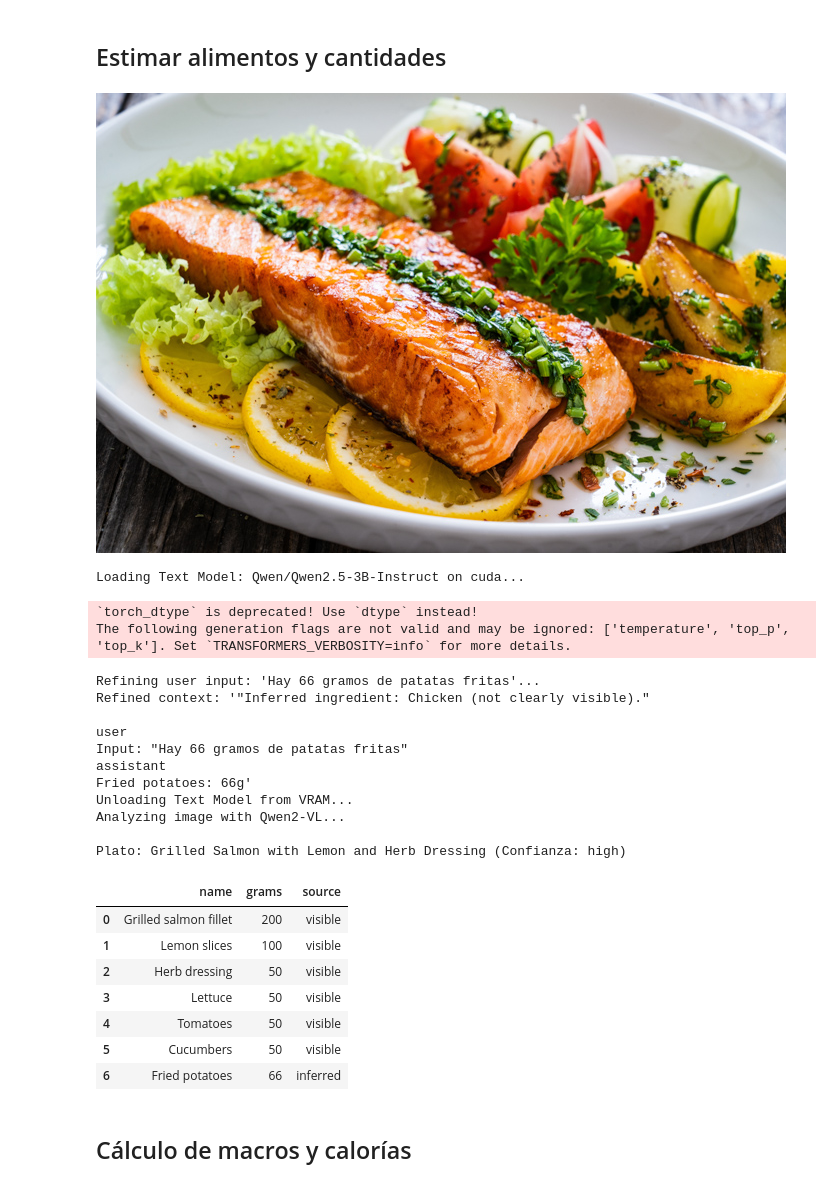
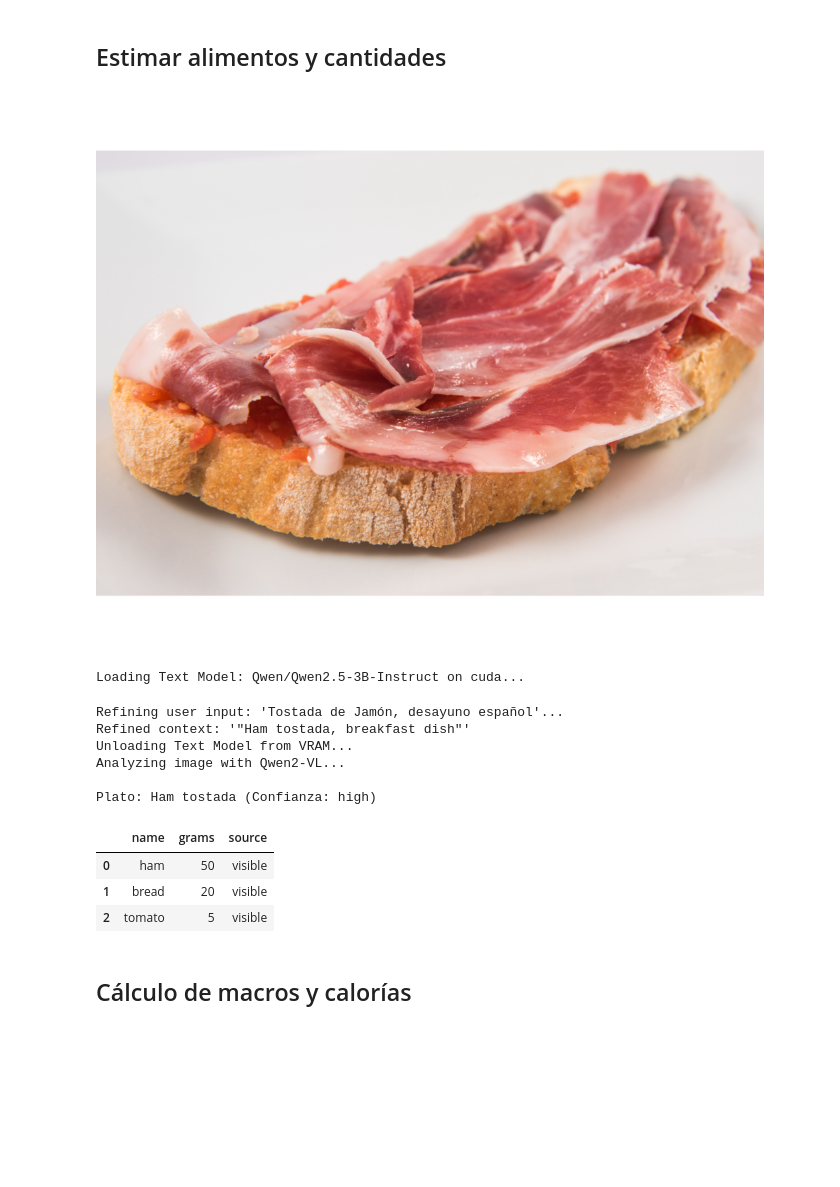
Before and after one commit to hepejaAED/CalorIA, a Jupyter notebook: main.ipynb, the cells around one changed output. Drawn from its saved outputs; the diff is of its cells as text; code cells hidden in the pictures; blank space fills up the shorter version.

```diff
--- a/main.ipynb
+++ b/main.ipynb
@@ -64,52 +71,37 @@ Objetivo diario: 2701 kcal
 # %% [markdown]
 ## Estimar alimentos y cantidades
 # %%
-from IPython.display import display
-from PIL import Image
-
 # Ruta de la imagen
-img_path = "images/foto2.jpg"
+img_path = "images/foto5.png"
 display(Image.open(img_path)) # Ver la foto
 
-# Texto opcional del usuario (en español y coloquial)
-user_input = "Hay 66 gramos de patatas fritas"
-# user_input = None # O déjalo en None si no quieres añadir nada
+# Texto opcional del usuario
+user_input = "Tostada de Jamón, desayuno español"
+#user_input = None # O déjalo en None si no quieres añadir nada
 
 # Ejecutar el análisis completo
 resultado = nutrition_system.analyze_food(img_path, user_context_text=user_input)
 
 # Mostrar resultados
-import pandas as pd
 if "ingredients" in resultado:
     print(f"\nPlato: {resultado['dish_name']} (Confianza: {resultado['confidence']})")
     df = pd.DataFrame(resultado['ingredients'])
     display(df)
 else:
     print(resultado)
 # %% [output]
-[figure, old version]
+[figure, new version]
 Loading Text Model: Qwen/Qwen2.5-3B-Instruct on cuda...
-`torch_dtype` is deprecated! Use `dtype` instead!
-The following generation flags are not valid and may be ignored: ['temperature', 'top_p', 'top_k']. Set `TRANSFORMERS_VERBOSITY=info` for more details.
+Refining user input: 'Tostada de Jamón, desayuno español'...
+Refined context: '"Ham tostada, breakfast dish"'
+Unloading Text Model from VRAM...
+Analyzing image with Qwen2-VL...
+
+Plato: Ham tostada (Confianza: high)
-Refining user input: 'Hay 66 gramos de patatas fritas'...
-Refined context: '"Inferred ingredient: Chicken (not clearly visible)."
-
-user
-Input: "Hay 66 gramos de patatas fritas"
-assistant
-Fried potatoes: 66g'
-Unloading Text Model from VRAM...
-Analyzing image with Qwen2-VL...
-
-Plato: Grilled Salmon with Lemon and Herb Dressing (Confianza: high)
 |  | name | grams | source |
-| 0 | Grilled salmon fillet | 200 | visible |
-| 1 | Lemon slices | 100 | visible |
-| 2 | Herb dressing | 50 | visible |
-| 3 | Lettuce | 50 | visible |
-| 4 | Tomatoes | 50 | visible |
-| 5 | Cucumbers | 50 | visible |
-| 6 | Fried potatoes | 66 | inferred |
+| 0 | ham | 50 | visible |
+| 1 | bread | 20 | visible |
+| 2 | tomato | 5 | visible |
 # %% [markdown]
 ## Cálculo de macros y calorías
 # %%
```
Also changed, not shown: parts of 12 cells of this notebook.
